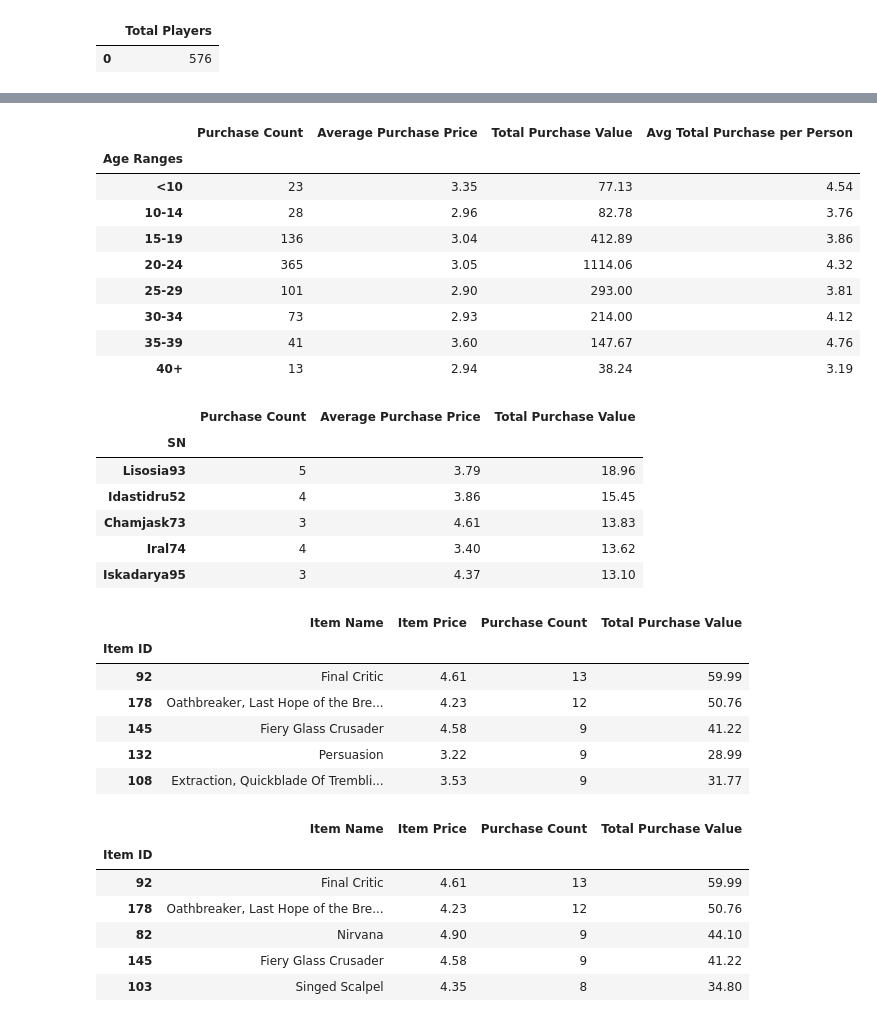
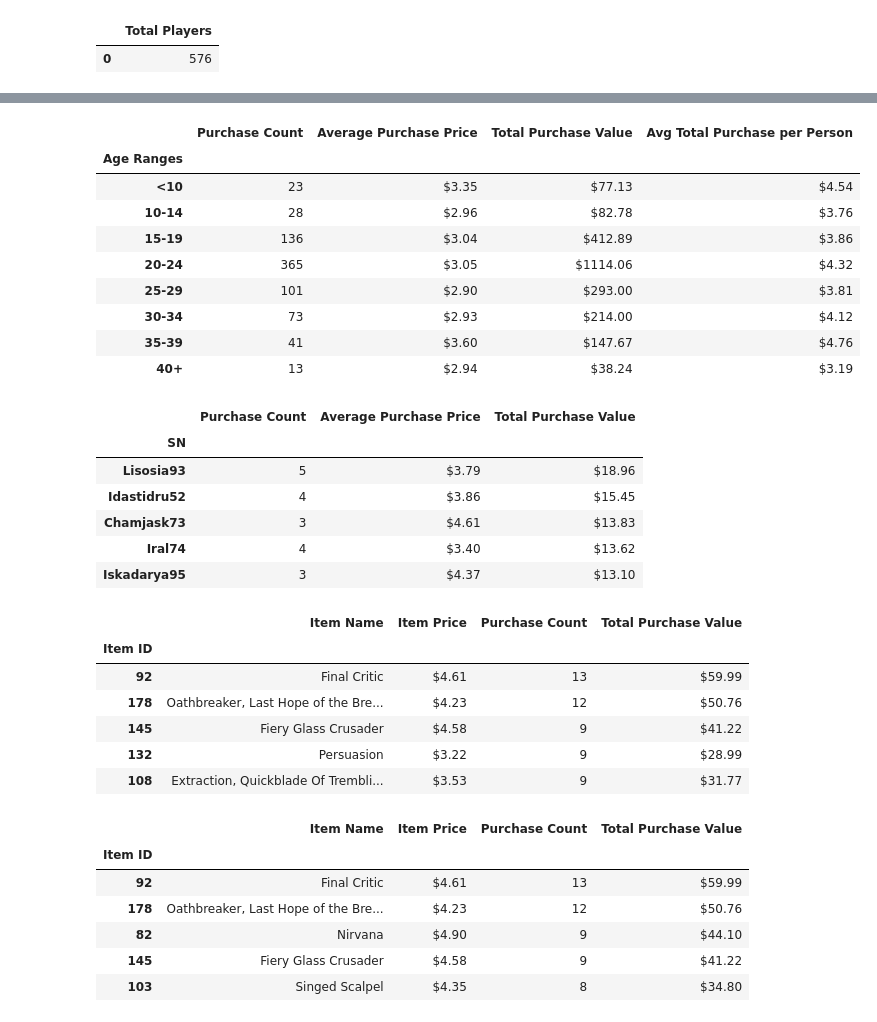
Before and after one commit to hannahduncan/pandas-challenge, a Jupyter notebook: HeroesOfPymoli/main.ipynb, the cells around one changed output, grey strips where cells are left out. Cells and saved outputs as stored; diff of their text form; code cells hidden in the pictures.

```diff
--- a/HeroesOfPymoli/main.ipynb
+++ b/HeroesOfPymoli/main.ipynb
@@ -180,23 +172,6 @@ gender_purchase_df
 # %%
-#Age Demographics
-#Bin Age Ranges to unique_user_df (want to know age range for each unique player)
-percent_list = []
-age_count = []
-
+#Bin Age Ranges for all rows in game_df for Gender Demographics (Age)
 bins = [0,9.9,14.9,19.9,24.9,29.9,34.9,39.9,50]
 age_ranges = ["<10","10-14","15-19","20-24","25-29","30-34","35-39","40+"]
 
 unique_user_df["Age Ranges"] = pd.cut(unique_user_df["Age"], bins, labels=age_ranges)
-unique_user_df = unique_user_df.drop("Age",1)
-
-
-playerPerc = (1/576)*100
-for i in range(576):
-    percent_list.append(playerPerc)
-    age_count.append(1)
-
-unique_user_df["Percentage of Players"] = percent_list
-unique_user_df["Player Count"] = age_count
-
-grouped_age_df = unique_user_df.groupby("Age Ranges")
-grouped_age_df.sum()
@@ -291,41 +287,44 @@ thirtyfive39Purchases_df = game_df.loc[game_df["Age Ranges"]=="35-39",:]
 thirtyfive39Purchases = thirtyfive39Purchases_df["Item Name"].count()
 avgThirtyfive39Price = round(thirtyfive39Purchases_df["Price"].mean(),2)
 totalThirtyfive39Price = round(thirtyfive39Purchases_df["Price"].sum(),2)
 thirtyfive39Count = age_ranges.count("35-39")
 avgPricePerThirtyfive39 = round(totalThirtyfive39Price/thirtyfive39Count,2)
 
 
 fortyPurchases_df = game_df.loc[game_df["Age Ranges"]=="40+",:]
 fortyPurchases = fortyPurchases_df["Item Name"].count()
 avgFortyPrice = round(fortyPurchases_df["Price"].mean(),2)
 totalFortyPrice = round(fortyPurchases_df["Price"].sum(),2)
 fortyCount = age_ranges.count("40+")
 avgPricePerForty = round(totalFortyPrice/fortyCount,2)
 
 
 age_purchase_dicts = [{"Purchase Count": lessThan10Purchases, "Age Ranges": "<10", "Average Purchase Price":avgLessThan10Price, "Total Purchase Value":totalLessThan10Price, "Avg Total Purchase per Person":avgPricePerLessThan10},
                      {"Purchase Count": tenFourteenPurchases, "Age Ranges": "10-14", "Average Purchase Price":avgTenFourteenPrice, "Total Purchase Value":totalTenFourteenPrice, "Avg Total Purchase per Person":avgPricePerTenFourteen},
                      {"Purchase Count": fifteenNineteenPurchases, "Age Ranges": "15-19", "Average Purchase Price":avgFifteenNineteenPrice, "Total Purchase Value":totalFifteenNineteenPrice, "Avg Total Purchase per Person":avgPricePerFifteenNineteen},
                      {"Purchase Count": twenty24Purchases, "Age Ranges": "20-24", "Average Purchase Price":avgTwenty24Price, "Total Purchase Value":totalTwenty24Price, "Avg Total Purchase per Person":avgPricePerTwenty24},
                      {"Purchase Count": twentyfive29Purchases, "Age Ranges": "25-29", "Average Purchase Price":avgTwentyfive29Price, "Total Purchase Value":totalTwentyfive29Price, "Avg Total Purchase per Person":avgPricePerTwentyfive29},
                      {"Purchase Count": thirty34Purchases, "Age Ranges": "30-34", "Average Purchase Price":avgThirty34Price, "Total Purchase Value":totalThirty34Price, "Avg Total Purchase per Person":avgPricePerThirty34},
                      {"Purchase Count": thirtyfive39Purchases, "Age Ranges": "35-39", "Average Purchase Price":avgThirtyfive39Price, "Total Purchase Value":totalThirtyfive39Price, "Avg Total Purchase per Person":avgPricePerThirtyfive39},
                      {"Purchase Count": fortyPurchases, "Age Ranges": "40+", "Average Purchase Price":avgFortyPrice, "Total Purchase Value":totalFortyPrice, "Avg Total Purchase per Person":avgPricePerForty}]
 
 age_purchase_df = pd.DataFrame(age_purchase_dicts)
 age_purchase_df = age_purchase_df.set_index("Age Ranges")
+age_purchase_df["Average Purchase Price"] = age_purchase_df["Average Purchase Price"].map("${:.2f}".format)
+age_purchase_df["Total Purchase Value"] = age_purchase_df["Total Purchase Value"].map("${:.2f}".format)
+age_purchase_df["Avg Total Purchase per Person"] = age_purchase_df["Avg Total Purchase per Person"].map("${:.2f}".format)
 age_purchase_df
 # %% [output]
 |  | Purchase Count | Average Purchase Price | Total Purchase Value | Avg Total Purchase per Person |
 | Age Ranges |  |  |  |  |
-| <10 | 23 | 3.35 | 77.13 | 4.54 |
-| 10-14 | 28 | 2.96 | 82.78 | 3.76 |
-| 15-19 | 136 | 3.04 | 412.89 | 3.86 |
-| 20-24 | 365 | 3.05 | 1114.06 | 4.32 |
-| 25-29 | 101 | 2.90 | 293.00 | 3.81 |
-| 30-34 | 73 | 2.93 | 214.00 | 4.12 |
-| 35-39 | 41 | 3.60 | 147.67 | 4.76 |
-| 40+ | 13 | 2.94 | 38.24 | 3.19 |
+| <10 | 23 | $3.35 | $77.13 | $4.54 |
+| 10-14 | 28 | $2.96 | $82.78 | $3.76 |
+| 15-19 | 136 | $3.04 | $412.89 | $3.86 |
+| 20-24 | 365 | $3.05 | $1114.06 | $4.32 |
+| 25-29 | 101 | $2.90 | $293.00 | $3.81 |
+| 30-34 | 73 | $2.93 | $214.00 | $4.12 |
+| 35-39 | 41 | $3.60 | $147.67 | $4.76 |
+| 40+ | 13 | $2.94 | $38.24 | $3.19 |
 # %%
 #Top Spenders
 spenders_list = []
@@ -344,15 +343,17 @@ spenders_df = pd.DataFrame(spenders_list)
 spenders_df = spenders_df.sort_values("Total Purchase Value",ascending = False)
 
 spenders_df = spenders_df.set_index("SN")
+spenders_df["Average Purchase Price"] = spenders_df["Average Purchase Price"].map("${:.2f}".format)
+spenders_df["Total Purchase Value"] = spenders_df["Total Purchase Value"].map("${:.2f}".format)
 spenders_df.head()
 # %% [output]
 |  | Purchase Count | Average Purchase Price | Total Purchase Value |
 | SN |  |  |  |
-| Lisosia93 | 5 | 3.79 | 18.96 |
-| Idastidru52 | 4 | 3.86 | 15.45 |
-| Chamjask73 | 3 | 4.61 | 13.83 |
-| Iral74 | 4 | 3.40 | 13.62 |
-| Iskadarya95 | 3 | 4.37 | 13.10 |
+| Lisosia93 | 5 | $3.79 | $18.96 |
+| Idastidru52 | 4 | $3.86 | $15.45 |
+| Chamjask73 | 3 | $4.61 | $13.83 |
+| Iral74 | 4 | $3.40 | $13.62 |
+| Iskadarya95 | 3 | $4.37 | $13.10 |
 # %%
 #Most Popular Items
 
@@ -374,25 +375,29 @@ items_df = items_df.set_index("Item ID")
 top_items_merged_df = pd.merge(unique_items_df,items_df,on="Item ID")
 top_items_merged_df = top_items_merged_df.set_index("Item ID")
 top_items_merged_df = top_items_merged_df.sort_values(["Purchase Count","Item ID"],ascending = False)
+top_items_merged_df["Item Price"] = top_items_merged_df["Item Price"].map("${:.2f}".format)
+top_items_merged_df["Total Purchase Value"] = top_items_merged_df["Total Purchase Value"].map("${:.2f}".format)
 top_items_merged_df.head()
 # %% [output]
 |  | Item Name | Item Price | Purchase Count | Total Purchase Value |
 | Item ID |  |  |  |  |
-| 92 | Final Critic | 4.61 | 13 | 59.99 |
-| 178 | Oathbreaker, Last Hope of the Bre... | 4.23 | 12 | 50.76 |
-| 145 | Fiery Glass Crusader | 4.58 | 9 | 41.22 |
-| 132 | Persuasion | 3.22 | 9 | 28.99 |
-| 108 | Extraction, Quickblade Of Trembli... | 3.53 | 9 | 31.77 |
+| 92 | Final Critic | $4.61 | 13 | $59.99 |
+| 178 | Oathbreaker, Last Hope of the Bre... | $4.23 | 12 | $50.76 |
+| 145 | Fiery Glass Crusader | $4.58 | 9 | $41.22 |
+| 132 | Persuasion | $3.22 | 9 | $28.99 |
+| 108 | Extraction, Quickblade Of Trembli... | $3.53 | 9 | $31.77 |
 # %%
 #Most Profitable Items
 
 most_profitable_df = top_items_merged_df.sort_values("Total Purchase Value",ascending=False)
+most_profitable_df["Item Price"] = most_profitable_df["Item Price"].map("${:.2f}".format)
+most_profitable_df["Total Purchase Value"] = most_profitable_df["Total Purchase Value"].map("${:.2f}".format)
 most_profitable_df.head()
 # %% [output]
 |  | Item Name | Item Price | Purchase Count | Total Purchase Value |
 | Item ID |  |  |  |  |
-| 92 | Final Critic | 4.61 | 13 | 59.99 |
-| 178 | Oathbreaker, Last Hope of the Bre... | 4.23 | 12 | 50.76 |
-| 82 | Nirvana | 4.90 | 9 | 44.10 |
-| 145 | Fiery Glass Crusader | 4.58 | 9 | 41.22 |
-| 103 | Singed Scalpel | 4.35 | 8 | 34.80 |
+| 92 | Final Critic | $4.61 | 13 | $59.99 |
+| 178 | Oathbreaker, Last Hope of the Bre... | $4.23 | 12 | $50.76 |
+| 82 | Nirvana | $4.90 | 9 | $44.10 |
+| 145 | Fiery Glass Crusader | $4.58 | 9 | $41.22 |
+| 103 | Singed Scalpel | $4.35 | 8 | $34.80 |
```
Also changed, not shown: parts of 10 cells of this notebook.
